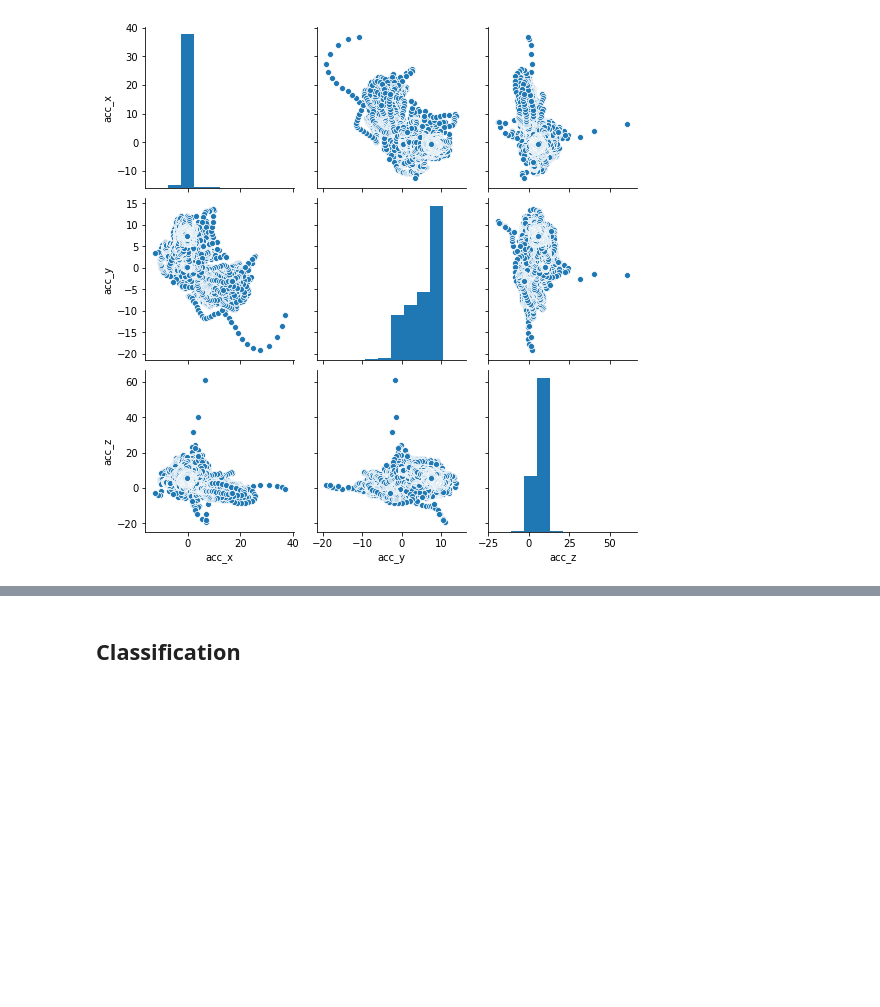
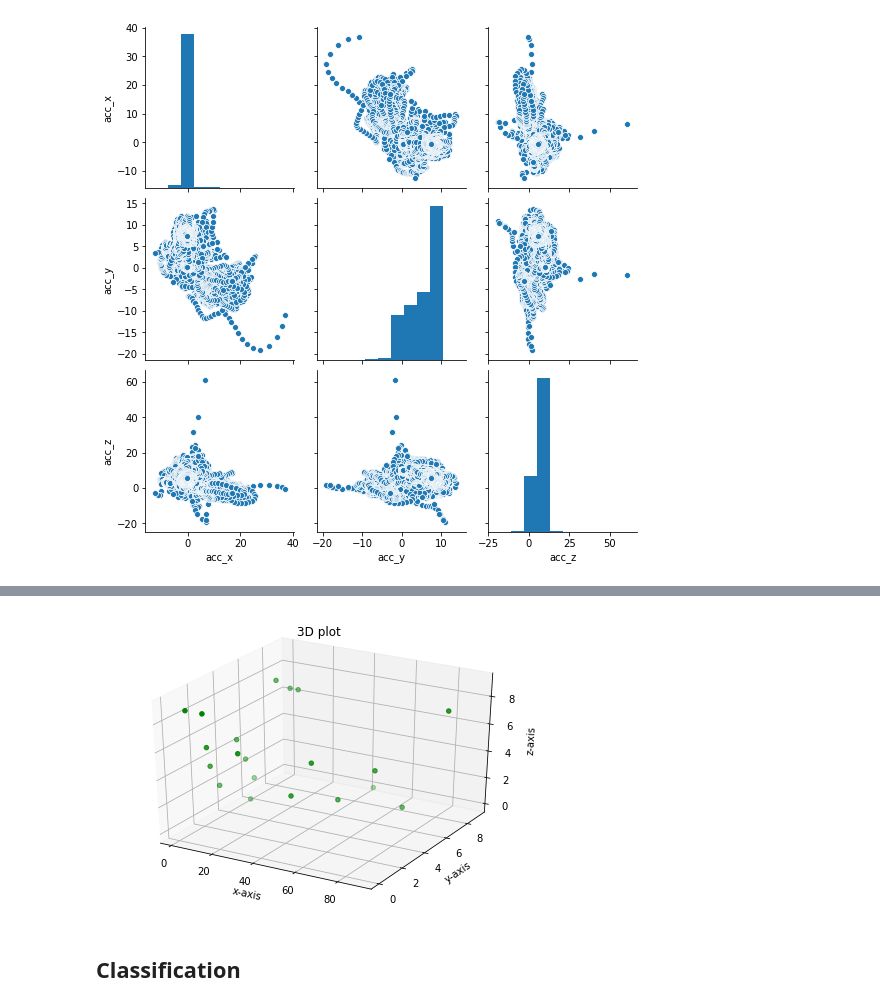
Before and after one commit to Kpeng511/Road-User-Classification, a Jupyter notebook: analysis.ipynb, the cells around one changed output, grey strips where cells are left out. Drawn from its saved outputs; the diff is of its cells as text; code cells hidden in the pictures; blank space fills up the shorter version.

```diff
--- a/analysis.ipynb
+++ b/analysis.ipynb
@@ -116,0 +130,37 @@ plt.show()
+# %%
+# creating 3d plot using matplotlib
+# in python
+
+# for creating a responsive plot
+%matplotlib widget
+
+# importing required libraries
+from mpl_toolkits.mplot3d import Axes3D
+import matplotlib.pyplot as plt
+
+# creating random dataset
+xs = [14, 24, 43, 47, 54, 66, 74, 89, 12,
+	44, 1, 2, 3, 4, 5, 9, 8, 7, 6, 5]
+
+ys = [0, 1, 2, 3, 4, 5, 6, 7, 8, 9, 6, 3,
+	5, 2, 4, 1, 8, 7, 0, 5]
+
+zs = [9, 6, 3, 5, 2, 4, 1, 8, 7, 0, 1, 2,
+	3, 4, 5, 6, 7, 8, 9, 0]
+
+# creating figure
+fig = plt.figure()
+ax = Axes3D(fig)
+
+# creating the plot
+plot_geeks = ax.scatter(xs, ys, zs, color='green')
+
+# setting title and labels
+ax.set_title("3D plot")
+ax.set_xlabel('x-axis')
+ax.set_ylabel('y-axis')
+ax.set_zlabel('z-axis')
+
+# displaying the plot
+plt.show()
+# %% [output]
@@ -116,0 +168 @@ plt.show()
+[figure, added]
```
Also changed, not shown: parts of 4 cells of this notebook.
